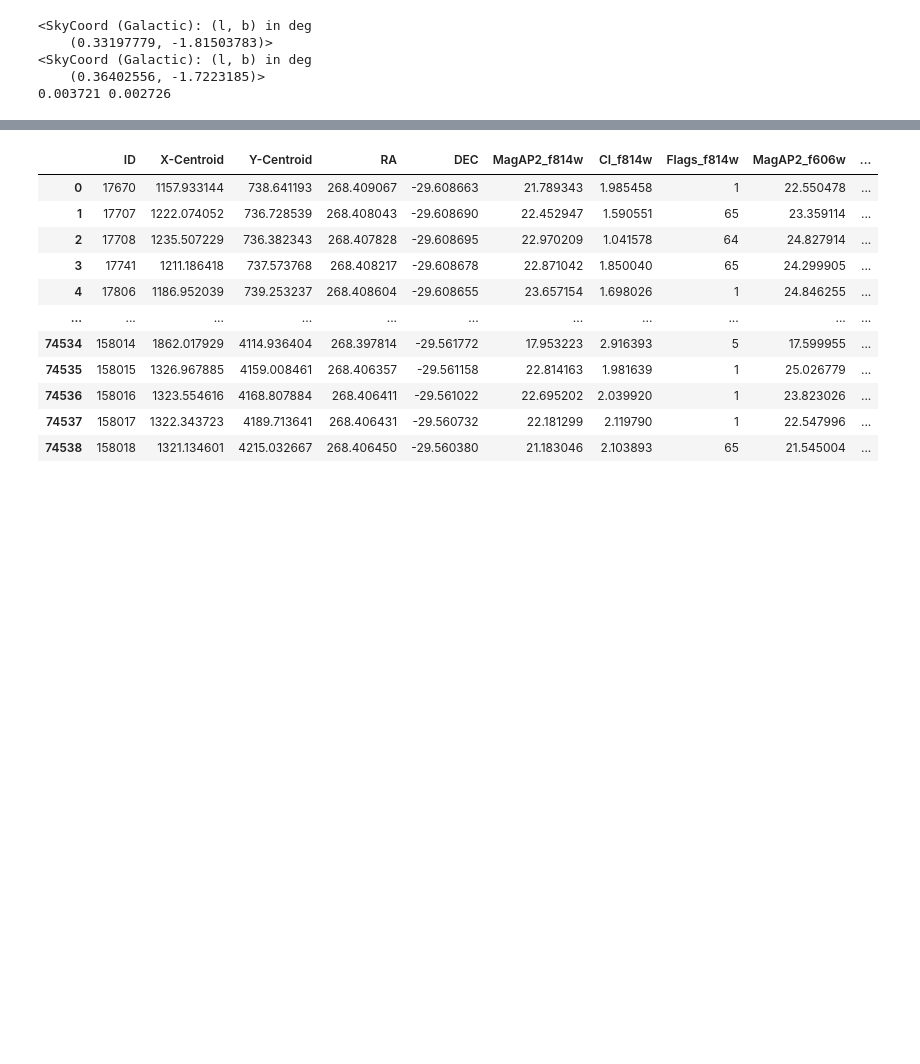
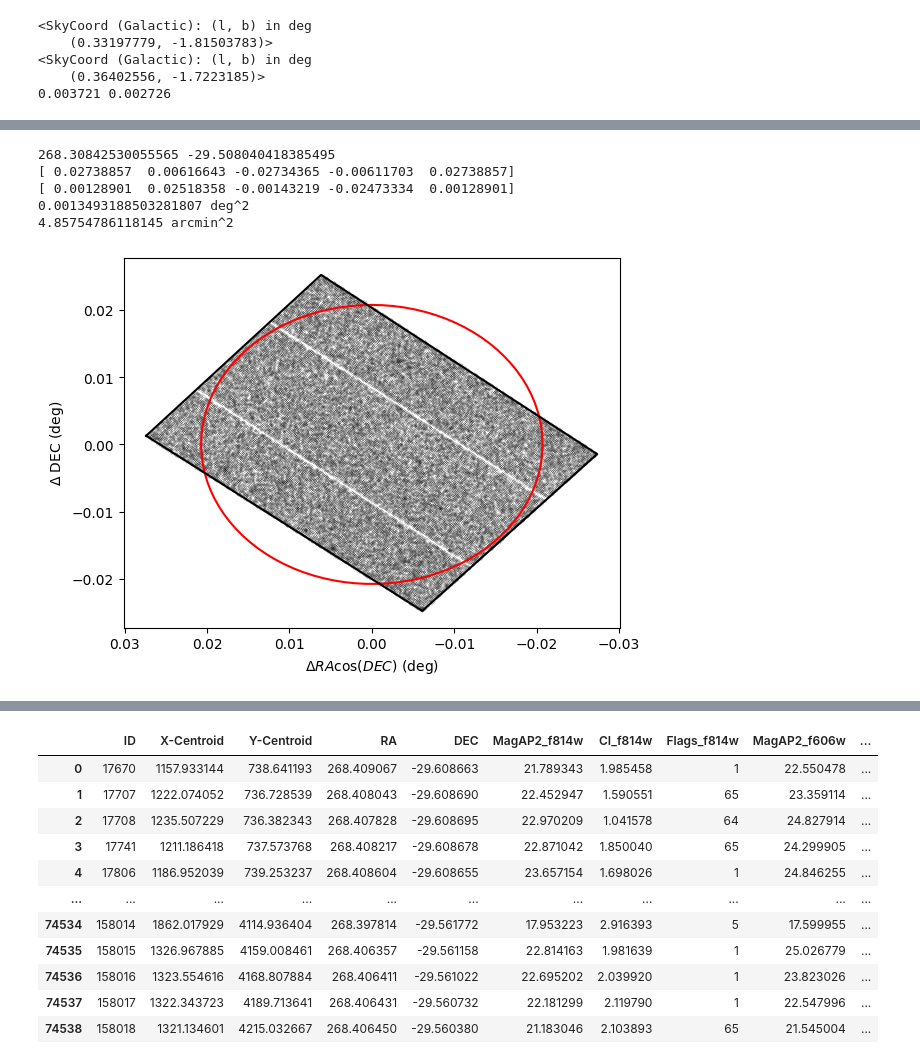
Before and after one commit to synthpop-galaxy/synthpop-model-eval, a Jupyter notebook: hst_precursor.ipynb, the cells around one changed output, grey strips where cells are left out. Cells and saved outputs as stored; diff of their text form; code cells hidden in the pictures; blank space fills up the shorter version.

```diff
--- a/hst_precursor.ipynb
+++ b/hst_precursor.ipynb
@@ -24,3 +34,12 @@ print(fov_acs, fov_wfc3)
+# %%
+fov_wfc3 =  examine_catalog('data/HD37/cats/field_HD37_WFC3/hst_17776_14_wfc3_uvis_total.cat')
+# %% [output]
+268.30842530055565 -29.508040418385495
+[ 0.02738857  0.00616643 -0.02734365 -0.00611703  0.02738857]
+[ 0.00128901  0.02518358 -0.00143219 -0.02473334  0.00128901]
+0.0013493188503281807 deg^2
+4.85754786118145 arcmin^2
+[figure, added]
 # %%
 model=0
 model = synthpop.SynthPop(default_config='macy_defaults.synthpop_conf',
```
Also changed, not shown: parts of 9 cells of this notebook, 4 other files.
